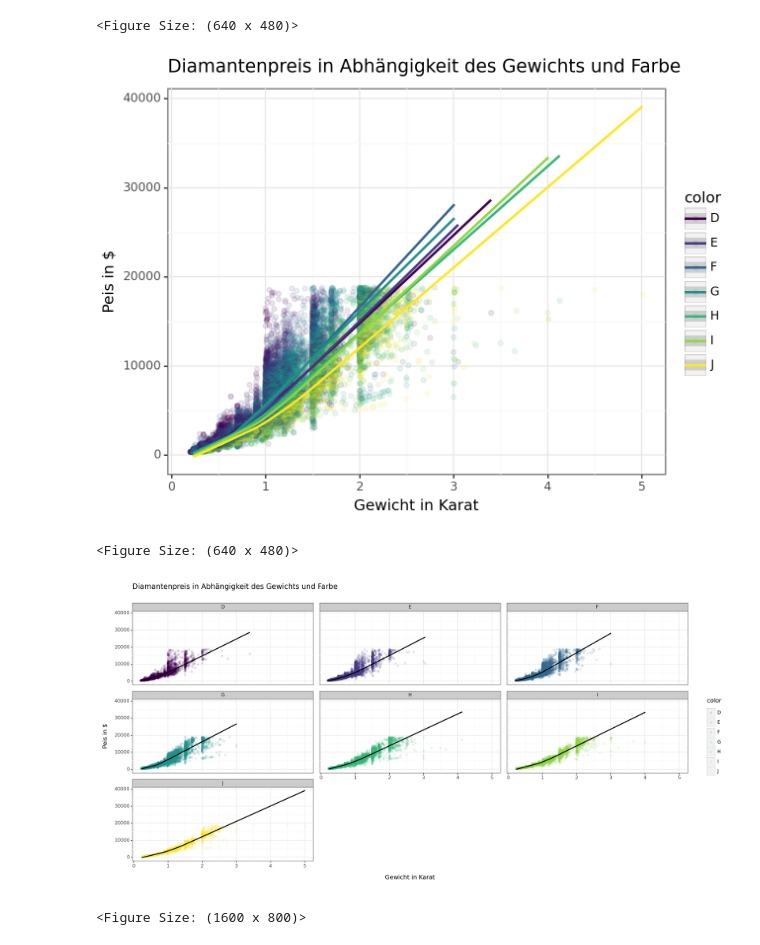
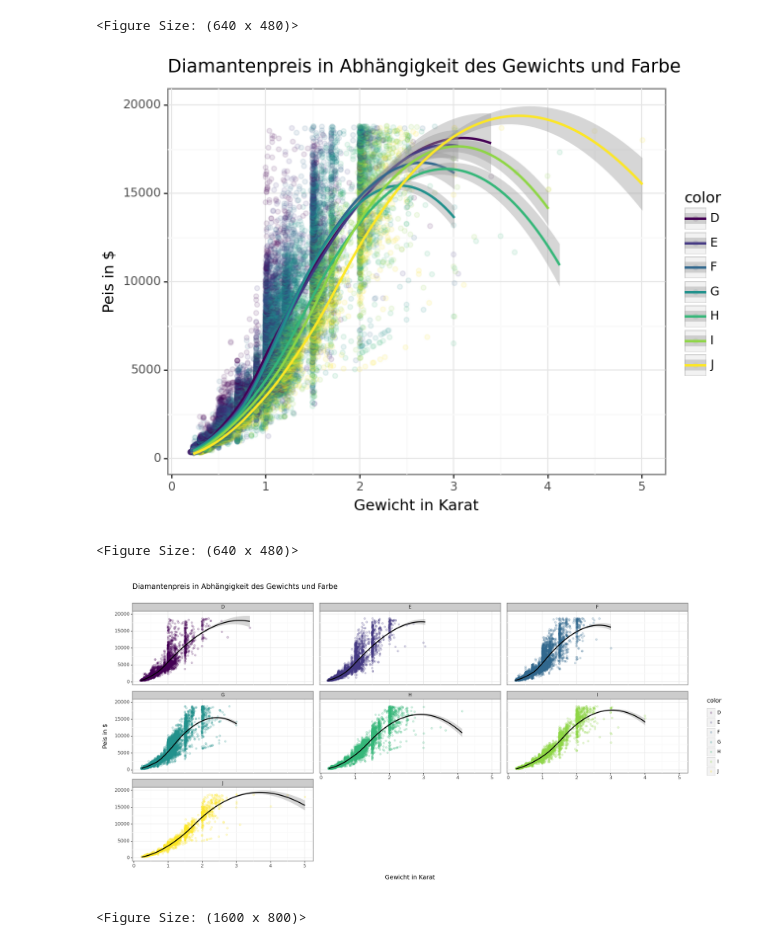
Before and after one commit to buesst1/gdv, a Jupyter notebook: notebooks/LE4.ipynb, the cells around one changed output. Saved outputs shown, nothing was run; the diff lists cells and outputs as text; code cells hidden in the pictures.

```diff
--- a/notebooks/LE4.ipynb
+++ b/notebooks/LE4.ipynb
@@ -33,22 +33,22 @@ diamonds
 # %%
 (ggplot(diamonds,
         aes(x='carat', y='price', color="color"))
         + geom_point(alpha=0.1)
-        + stat_smooth(method="lowess")
+        + stat_smooth(method="loess")
         + theme_bw()
         + ggtitle("Diamantenpreis in Abhängigkeit des Gewichts und Farbe")
         + xlab("Gewicht in Karat")
         + ylab("Peis in $")
     )
 # %% [output]
-[figure, old version]
+[figure, new version]
 <Figure Size: (640 x 480)>
 # %%
 (ggplot(diamonds,
         aes(x='carat', y='price'))
         + facet_wrap(("color"))
-        + geom_point(aes(color="color"), alpha=0.1)
-        + stat_smooth(method="lowess")
+        + geom_point(aes(color="color"), alpha=0.2)
+        + stat_smooth(method="loess")
         + theme_bw()
         + ggtitle("Diamantenpreis in Abhängigkeit des Gewichts und Farbe")
         + xlab("Gewicht in Karat")
@@ -56,5 +56,5 @@ diamonds
         + theme(figure_size=(16, 8))
     )
 # %% [output]
-[figure, old version]
+[figure, new version]
 <Figure Size: (1600 x 800)>
```
Also changed, not shown: 1 other file.
